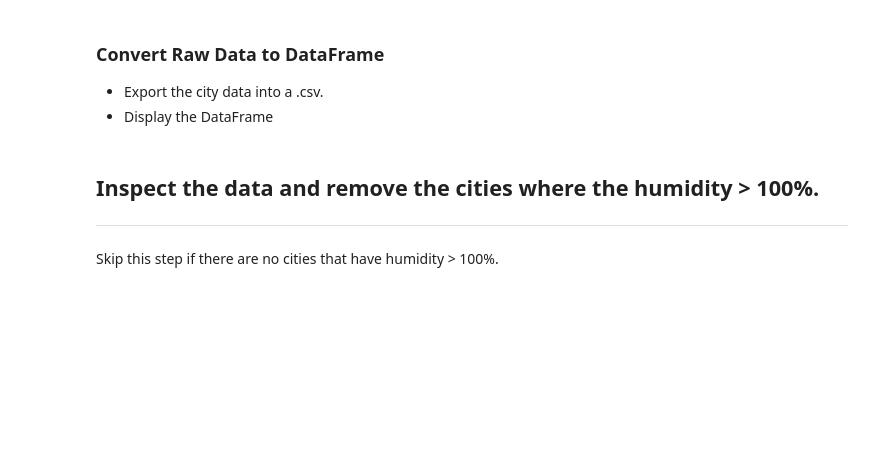
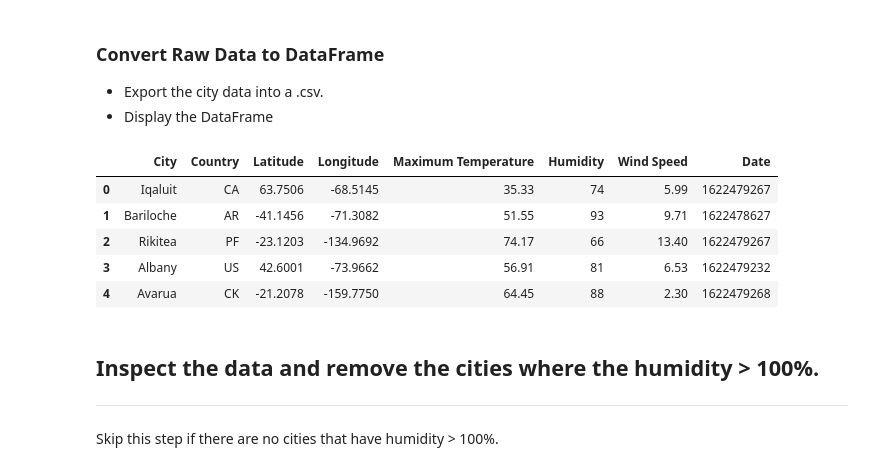
Before and after one commit to jmgeo/API-Challenge, a Jupyter notebook: starter_code/WeatherPy.ipynb, the cells around one changed output. Cells and saved outputs as stored; diff of their text form; code cells hidden in the pictures; blank space fills up the shorter version.

Commit message:
Successfully converted to Data Frame. Outputs look good.

```diff
--- a/starter_code/WeatherPy.ipynb
+++ b/starter_code/WeatherPy.ipynb
@@ -141,3 +139,37 @@ I'm Finished.
+# %%
+#editing code for another push. had an error.
+##create the dataframe with pd.DataFrame
+weather_df = pd.DataFrame({
+    "City" : city_list,
+    "Country" : country_list,
+    "Latitude" : lats_list,
+    "Longitude" : lngs_list,
+    "Maximum Temperature" : temp_max_list,
+    "Humidity" : humidity_list,
+    "Wind Speed" : windspeed_list,
+    "Date" : date_list
+})
+
+#display the dataframe
+weather_df.head()
+
+###lists for easy copying and inclusion
+#city_list = []
+#cloudiness_list = []
+#country_list = []
+#date_list = []
+#humidity_list = []
+#lats_list = []
+#lngs_list = []
+#temp_max_list = []
+#windspeed_list = []
+# %% [output]
+|  | City | Country | Latitude | Longitude | Maximum Temperature | Humidity | Wind Speed | Date |
+| 0 | Iqaluit | CA | 63.7506 | -68.5145 | 35.33 | 74 | 5.99 | 1622479267 |
+| 1 | Bariloche | AR | -41.1456 | -71.3082 | 51.55 | 93 | 9.71 | 1622478627 |
+| 2 | Rikitea | PF | -23.1203 | -134.9692 | 74.17 | 66 | 13.40 | 1622479267 |
+| 3 | Albany | US | 42.6001 | -73.9662 | 56.91 | 81 | 6.53 | 1622479232 |
+| 4 | Avarua | CK | -21.2078 | -159.7750 | 64.45 | 88 | 2.30 | 1622479268 |
 # %% [markdown]
 ## Inspect the data and remove the cities where the humidity > 100%.
 ----
```
Also changed, not shown: parts of 1 cell of this notebook.
